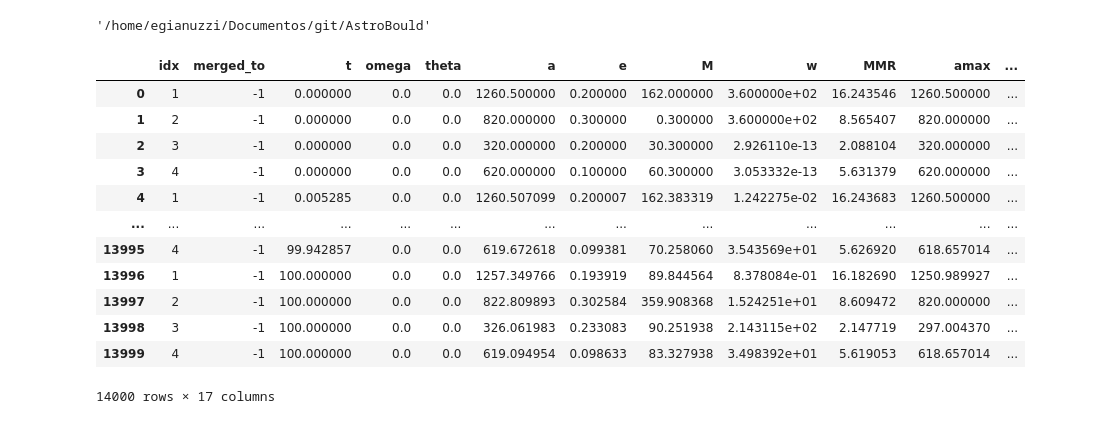
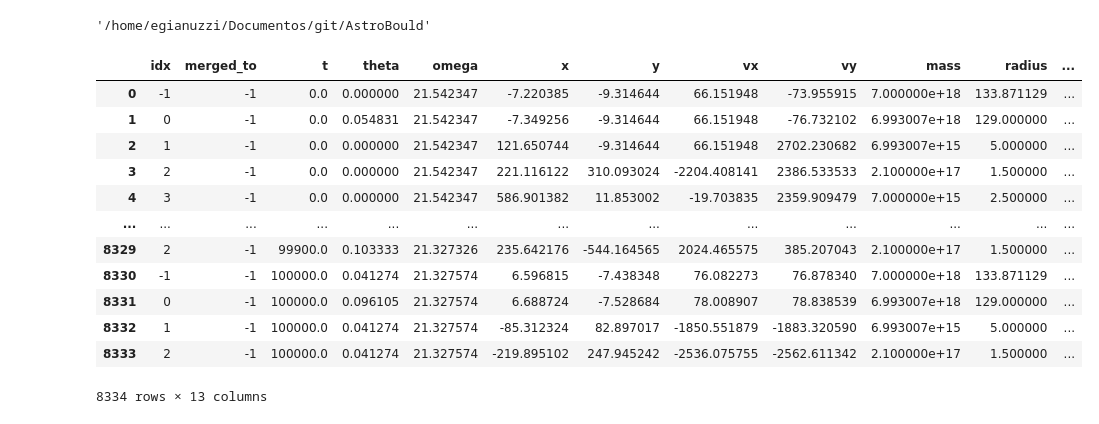
Before and after one commit to Gianuzzi/AstroBould, a Jupyter notebook: tools/plot_new.ipynb, the cells around one changed output. Drawn from its saved outputs; the diff is of its cells as text; code cells hidden in the pictures.

```diff
--- a/tools/plot_new.ipynb
+++ b/tools/plot_new.ipynb
@@ -20,6 +20,7 @@ def read_outfile(name, nboulders=0, coord=False):
                          names=["idx",
                                 "merged_to",
                                 "t",
+                                "theta", "omega",
                                 "x", "y",
                                 "vx", "vy",
                                 "mass", "radius"])
@@ -34,8 +35,8 @@ def read_outfile(name, nboulders=0, coord=False):
                          names=["idx",
                                 "merged_to",
                                 "t",
-                                "omega", "theta",
-                                "a", "e", "M", "w", "MMR",
+                                "theta", "omega",
+                                "a", "e", "M", "w", "mmr",
                                 "amax", "amin", "emax", "emin",
                                 "mass", "radius",
                                 "dist"]) # Asteroid
@@ -45,18 +59,18 @@ def read_outfile(name, nboulders=0, coord=False):
 # %%
-coord=False
+coord = True
 data = read_outfile("salida.out", coord=coord)
 data
 # %% [output]
-|  | idx | merged_to | t | omega | theta | a | e | M | w | MMR | amax | ... |
-| 0 | 1 | -1 | 0.000000 | 0.0 | 0.0 | 1260.500000 | 0.200000 | 162.000000 | 3.600000e+02 | 16.243546 | 1260.500000 | ... |
-| 1 | 2 | -1 | 0.000000 | 0.0 | 0.0 | 820.000000 | 0.300000 | 0.300000 | 3.600000e+02 | 8.565407 | 820.000000 | ... |
-| 2 | 3 | -1 | 0.000000 | 0.0 | 0.0 | 320.000000 | 0.200000 | 30.300000 | 2.926110e-13 | 2.088104 | 320.000000 | ... |
-| 3 | 4 | -1 | 0.000000 | 0.0 | 0.0 | 620.000000 | 0.100000 | 60.300000 | 3.053332e-13 | 5.631379 | 620.000000 | ... |
-| 4 | 1 | -1 | 0.005285 | 0.0 | 0.0 | 1260.507099 | 0.200007 | 162.383319 | 1.242275e-02 | 16.243683 | 1260.500000 | ... |
+|  | idx | merged_to | t | theta | omega | x | y | vx | vy | mass | radius | ... |
+| 0 | -1 | -1 | 0.0 | 0.000000 | 21.542347 | -7.220385 | -9.314644 | 66.151948 | -73.955915 | 7.000000e+18 | 133.871129 | ... |
+| 1 | 0 | -1 | 0.0 | 0.054831 | 21.542347 | -7.349256 | -9.314644 | 66.151948 | -76.732102 | 6.993007e+18 | 129.000000 | ... |
+| 2 | 1 | -1 | 0.0 | 0.000000 | 21.542347 | 121.650744 | -9.314644 | 66.151948 | 2702.230682 | 6.993007e+15 | 5.000000 | ... |
+| 3 | 2 | -1 | 0.0 | 0.000000 | 21.542347 | 221.116122 | 310.093024 | -2204.408141 | 2386.533533 | 2.100000e+17 | 1.500000 | ... |
+| 4 | 3 | -1 | 0.0 | 0.000000 | 21.542347 | 586.901382 | 11.853002 | -19.703835 | 2359.909479 | 7.000000e+15 | 2.500000 | ... |
 | ... | ... | ... | ... | ... | ... | ... | ... | ... | ... | ... | ... | ... |
-| 13995 | 4 | -1 | 99.942857 | 0.0 | 0.0 | 619.672618 | 0.099381 | 70.258060 | 3.543569e+01 | 5.626920 | 618.657014 | ... |
-| 13996 | 1 | -1 | 100.000000 | 0.0 | 0.0 | 1257.349766 | 0.193919 | 89.844564 | 8.378084e-01 | 16.182690 | 1250.989927 | ... |
-| 13997 | 2 | -1 | 100.000000 | 0.0 | 0.0 | 822.809893 | 0.302584 | 359.908368 | 1.524251e+01 | 8.609472 | 820.000000 | ... |
-| 13998 | 3 | -1 | 100.000000 | 0.0 | 0.0 | 326.061983 | 0.233083 | 90.251938 | 2.143115e+02 | 2.147719 | 297.004370 | ... |
-| 13999 | 4 | -1 | 100.000000 | 0.0 | 0.0 | 619.094954 | 0.098633 | 83.327938 | 3.498392e+01 | 5.619053 | 618.657014 | ... |
+| 8329 | 2 | -1 | 99900.0 | 0.103333 | 21.327326 | 235.642176 | -544.164565 | 2024.465575 | 385.207043 | 2.100000e+17 | 1.500000 | ... |
+| 8330 | -1 | -1 | 100000.0 | 0.041274 | 21.327574 | 6.596815 | -7.438348 | 76.082273 | 76.878340 | 7.000000e+18 | 133.871129 | ... |
+| 8331 | 0 | -1 | 100000.0 | 0.096105 | 21.327574 | 6.688724 | -7.528684 | 78.008907 | 78.838539 | 6.993007e+18 | 129.000000 | ... |
+| 8332 | 1 | -1 | 100000.0 | 0.041274 | 21.327574 | -85.312324 | 82.897017 | -1850.551879 | -1883.320590 | 6.993007e+15 | 5.000000 | ... |
+| 8333 | 2 | -1 | 100000.0 | 0.041274 | 21.327574 | -219.895102 | 247.945242 | -2536.075755 | -2562.611342 | 2.100000e+17 | 1.500000 | ... |
-14000 rows × 17 columns
+8334 rows × 13 columns
```
Also changed, not shown: parts of 4 cells of this notebook, 11 other files.
